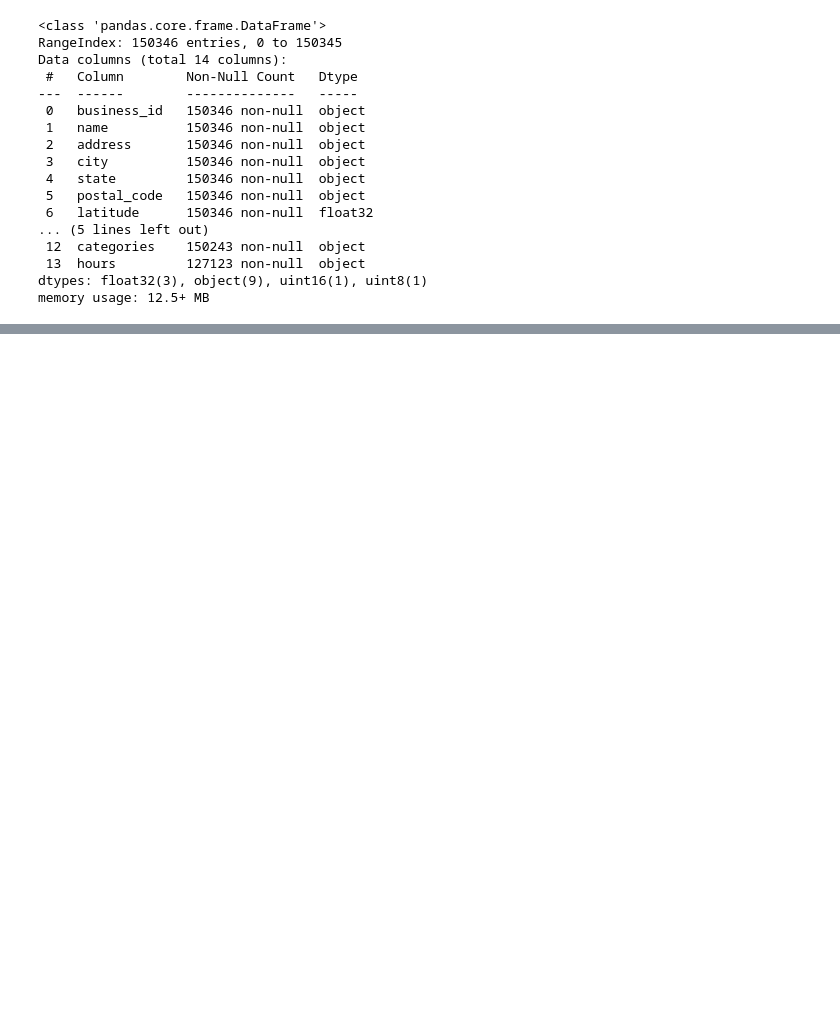
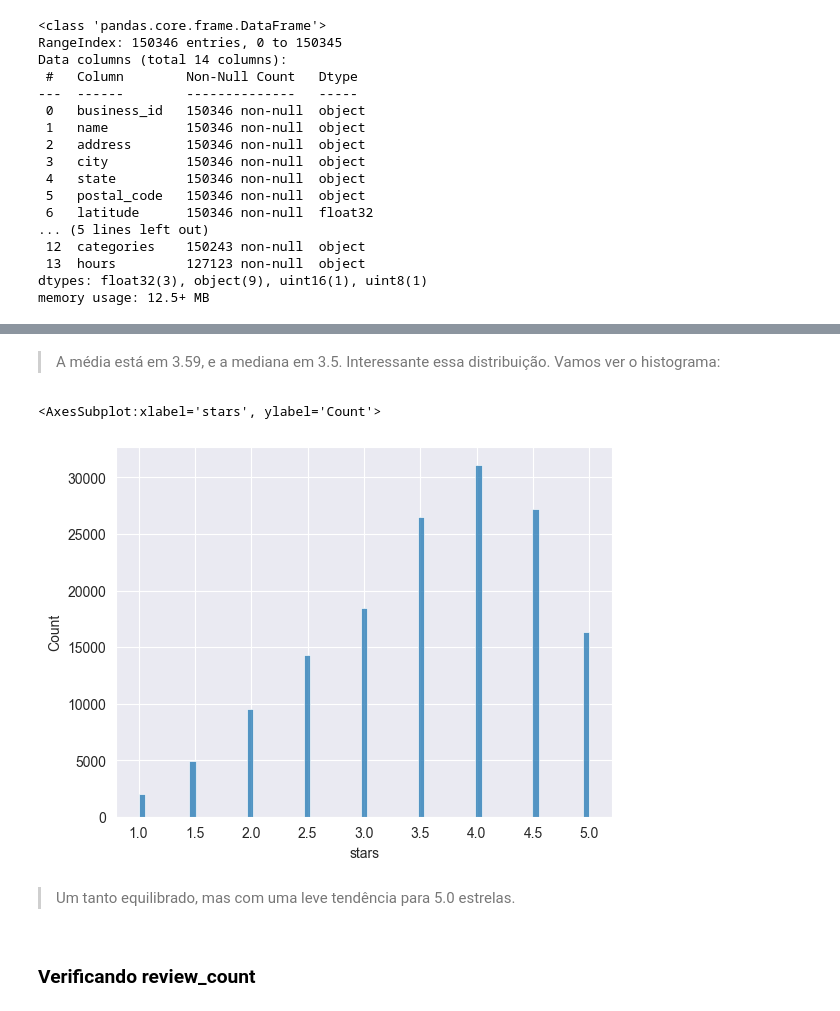
Before and after one commit to aveusalex/RecSysChallengeHeloexAMNS, a Jupyter notebook: EDA/businessEDA.ipynb, the cells around one changed output, grey strips where cells are left out. Cells and saved outputs as stored; diff of their text form; code cells hidden in the pictures; blank space fills up the shorter version.

Commit message:
Quase pronto, falta só transformar reescalar os dados e calcular embeddings de texto e imagem.

```diff
--- a/EDA/businessEDA.ipynb
+++ b/EDA/businessEDA.ipynb
@@ -29,7 +9,6 @@ schema = {
 # %%
-# business.json
-
-df_business = pd.read_json("../data/yelp_dataset/yelp_academic_dataset_business.json", lines=True, dtype=schema)
+# Lendo os arquivos parquet
+df_business = pd.read_parquet("../data/yelp_dataset/yelp_academic_dataset_business.parquet")
 # %%
 df_business.info()
 # %% [output]
@@ -183,0 +80,2 @@ for chunk in pd.read_json("../data/yelp_dataset/yelp_academic_dataset_user.json"
+# %%
+df_business.drop(columns=["address"], inplace=True)
@@ -183,0 +102,4 @@ for chunk in pd.read_json("../data/yelp_dataset/yelp_academic_dataset_user.json"
+# %%
+df_business.drop(columns=["city","state"], inplace=True)
+# %%
+df_business.drop(columns=["postal_code"], inplace=True)  # já deleta o codigo postal
@@ -183,0 +136,11 @@ for chunk in pd.read_json("../data/yelp_dataset/yelp_academic_dataset_user.json"
+# %% [markdown]
+> A média está em 3.59, e a mediana em 3.5. Interessante essa distribuição. Vamos ver o histograma:
+# %%
+sns.histplot(df_business.stars)
+# %% [output]
+<AxesSubplot:xlabel='stars', ylabel='Count'>
+[figure, added]
+# %% [markdown]
+> Um tanto equilibrado, mas com uma leve tendência para 5.0 estrelas.
+# %% [markdown]
+### Verificando review_count
```
Also changed, not shown: parts of 92 cells of this notebook, 6 other files.
